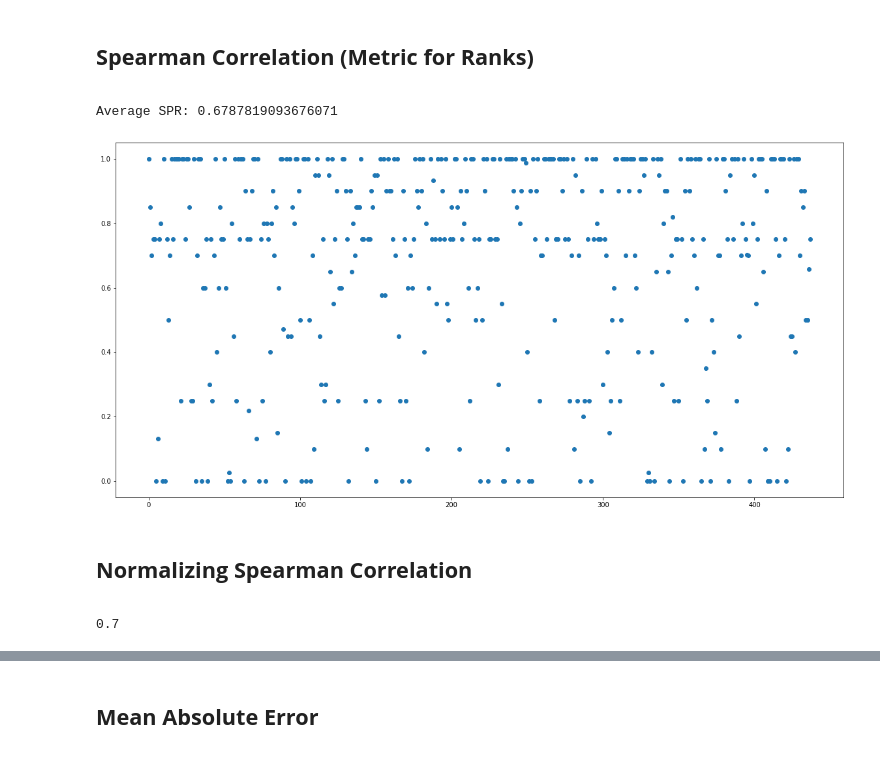
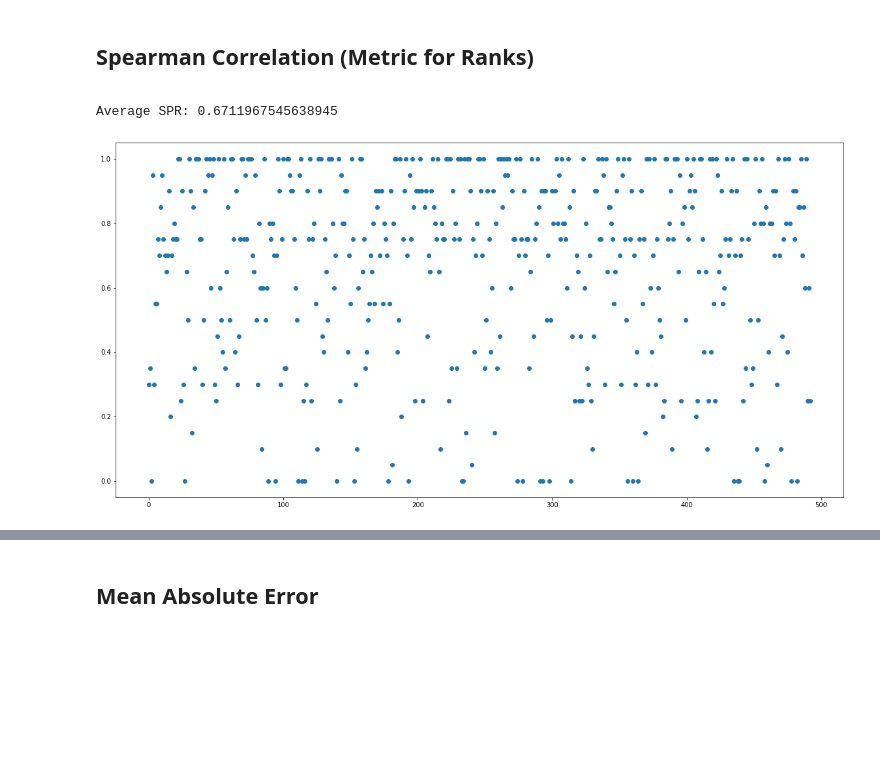
Before and after one commit to matthewkenely/ICT3909, a Jupyter notebook: optimisations/saliency-generator/Evaluation.ipynb, the cells around one changed output, grey strips where cells are left out. Cells and saved outputs as stored; diff of their text form; code cells hidden in the pictures; blank space fills up the shorter version.

Commit message:
Improved segment/mask assignment

```diff
--- a/optimisations/saliency-generator/Evaluation.ipynb
+++ b/optimisations/saliency-generator/Evaluation.ipynb
@@ -33,7 +38,7 @@ for root, dirs, files in os.walk(img_path):
         imgs[file_name] = cv2.cvtColor(cv2.imread(os.path.join(root, file)), cv2.COLOR_BGR2RGB)
         i += 1
 # %%
-mask_path = './ASSR/gt/train/'
+mask_path = './ASSR/gt/test/'
 # masks = {}
 gt_masks = {}
 gt_ranks = {}
@@ -382,17 +454,17 @@ Batch 63 of 63 complete
 # Save to .h5
 import h5py
 
-with h5py.File('./experiments/' + str(experiment) + '/saliency_maps.h5_' + str(experiment) + '.h5', 'w') as hf:
+with h5py.File('./experiments/' + str(experiment) + '/saliency_maps_' + str(experiment) + '.h5', 'w') as hf:
     for file_name in saliency_maps:
         for generator in saliency_maps[file_name]:
             hf.create_dataset(f'{file_name}/{generator}', data=saliency_maps[file_name][generator])
 
-with h5py.File('./experiments/' + str(experiment) + '/sara_heatmaps.h5_' + str(experiment) + '.h5', 'w') as hf:
+with h5py.File('./experiments/' + str(experiment) + '/sara_heatmaps_' + str(experiment) + '.h5', 'w') as hf:
     for file_name in sara_heatmaps:
         for generator in sara_heatmaps[file_name]:
             hf.create_dataset(f'{file_name}/{generator}', data=sara_heatmaps[file_name][generator])
 
-with h5py.File('./experiments/' + str(experiment) + '/sara_lists.h5_' + str(experiment) + '.h5', 'w') as hf:
+with h5py.File('./experiments/' + str(experiment) + '/sara_lists_' + str(experiment) + '.h5', 'w') as hf:
     for file_name in sara_lists:
         for generator in sara_lists[file_name]:
             hf.create_dataset(f'{file_name}/{generator}', data=sara_lists[file_name][generator])
@@ -440,38 +512,3 @@ def index_to_coordinates(index, seg_dim, im_size):
     y2 = int(y1 + (im_size[0] / seg_dim))
 
     return (x1, y1, x2, y2)
-# %%
-# For each segment, check which mask falls under that segment using MRn = rank(Gi); (Gi interesect Mn) > T
-mask_segments = {}
-
-for sara_list in sara_lists:
-    for segment in sara_lists[sara_list]['deepgaze']:
-        if sara_list not in mask_segments:
-            mask_segments[sara_list] = {}
-
-        # Convert index to coordinates, extract segment from heatmap
-        shape = sara_heatmaps[sara_list]['deepgaze'].shape[0:2]
-        x1, y1, x2, y2 = index_to_coordinates(segment[6], seg_dim, shape)
-        # print(x1, y1, x2, y2)
-
-        if sara_list in list(masks.keys()):
-            for m in masks[sara_list]:
-                if m not in mask_segments[sara_list]:
-                    mask_segments[sara_list][m] = []
-
-                # Extract mask from masks
-                mask = masks[sara_list][m][y1:y2, x1:x2]
-
-                # Calculate intersection over union
-                intersection = np.sum(mask > 0)
-                union = np.sum(mask > 0) + np.sum(mask == 0)
-
-                iou = intersection / union
-
-                # print('Segment: ', segment[6], 'Mask: ', m, 'IoU: ', iou)
-
-                if iou > T:
-                    # index, rank, score
-                    # print(segment)
-                    mask_segments[sara_list][m].append((segment[6], segment[0], segment[1]))
-                    # print(mask_segments)
@@ -552,23 +636,21 @@ def get_norm_spr(spr_value):
 # %%
 import scipy.stats as sc
 
 all_spr = []
 
 for sara_list in mask_ranks:
     # print(f'PR: {list(mask_ranks[sara_list].values())}\nGT: {list(gt_ranks[sara_list].values())}')
-    spr = sc.spearmanr(list(mask_ranks[sara_list].values()), list(gt_ranks[sara_list].values()))
+    spr = sc.spearmanr(list(mask_ranks[sara_list].values()), list(gt_ranks[sara_list].values())[:len(list(mask_ranks[sara_list].values()))])
     if not np.isnan(spr.correlation):
         all_spr.append(get_norm_spr(spr.correlation))
         # print(f'SPR: {spr.correlation}')
 
 print(f'Average SPR: {np.mean(all_spr)}')
 
 # Plot sprs
 plt.figure()
 plt.plot(all_spr, marker='o', linestyle='None')
 plt.show()
 # %% [output]
-Average SPR: 0.6787819093676071
+Average SPR: 0.6711967545638945
-[figure, old version]
+[figure, new version]
-# %% [markdown]
-**<h2>Normalizing Spearman Correlation</h2>**
@@ -583,5 +656,0 @@ def get_norm_spr(spr_value):
-# %%
-norm_spr = get_norm_spr(spr.correlation)
-print(norm_spr)
-# %% [output]
-0.7
```
Also changed, not shown: parts of 22 cells of this notebook, 3 other files.
